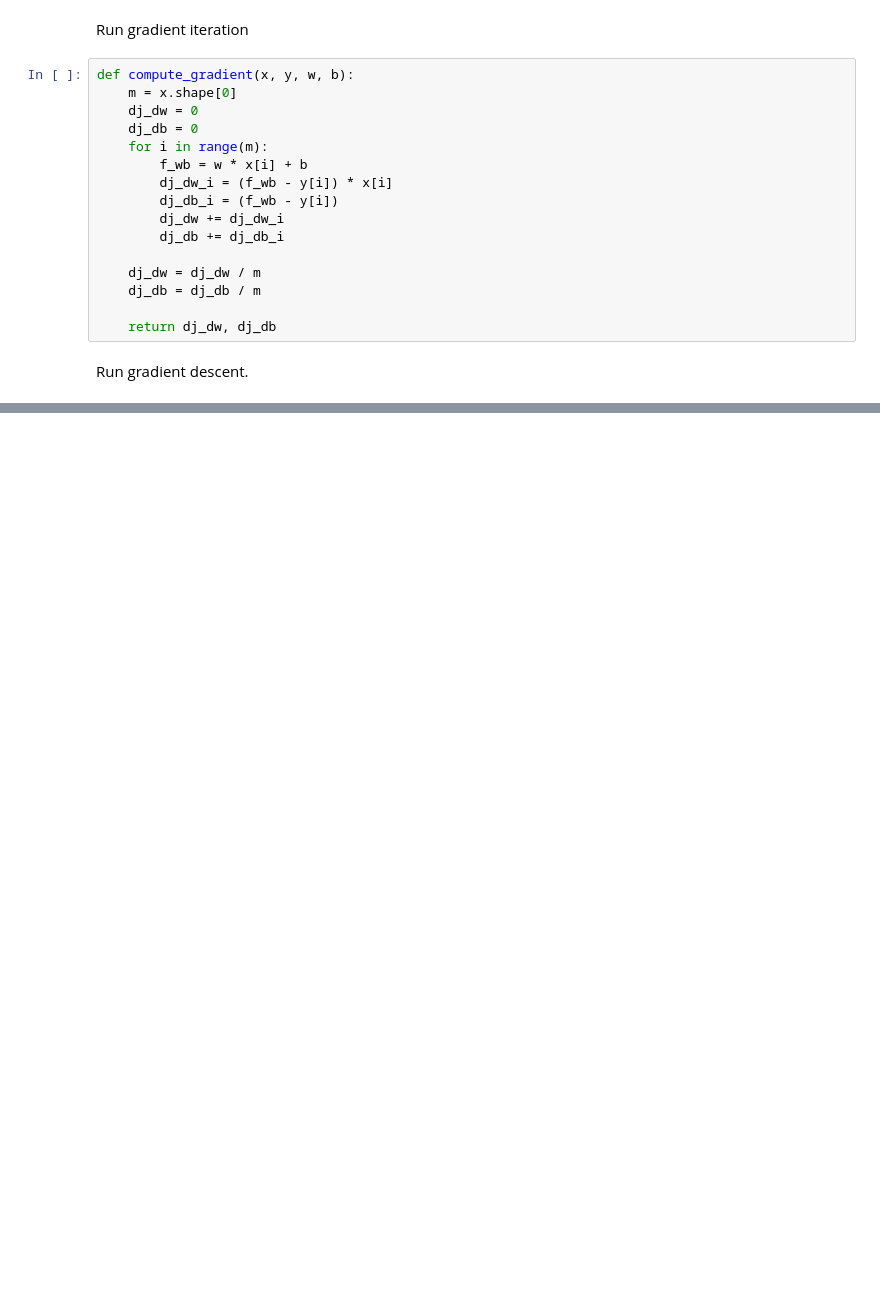
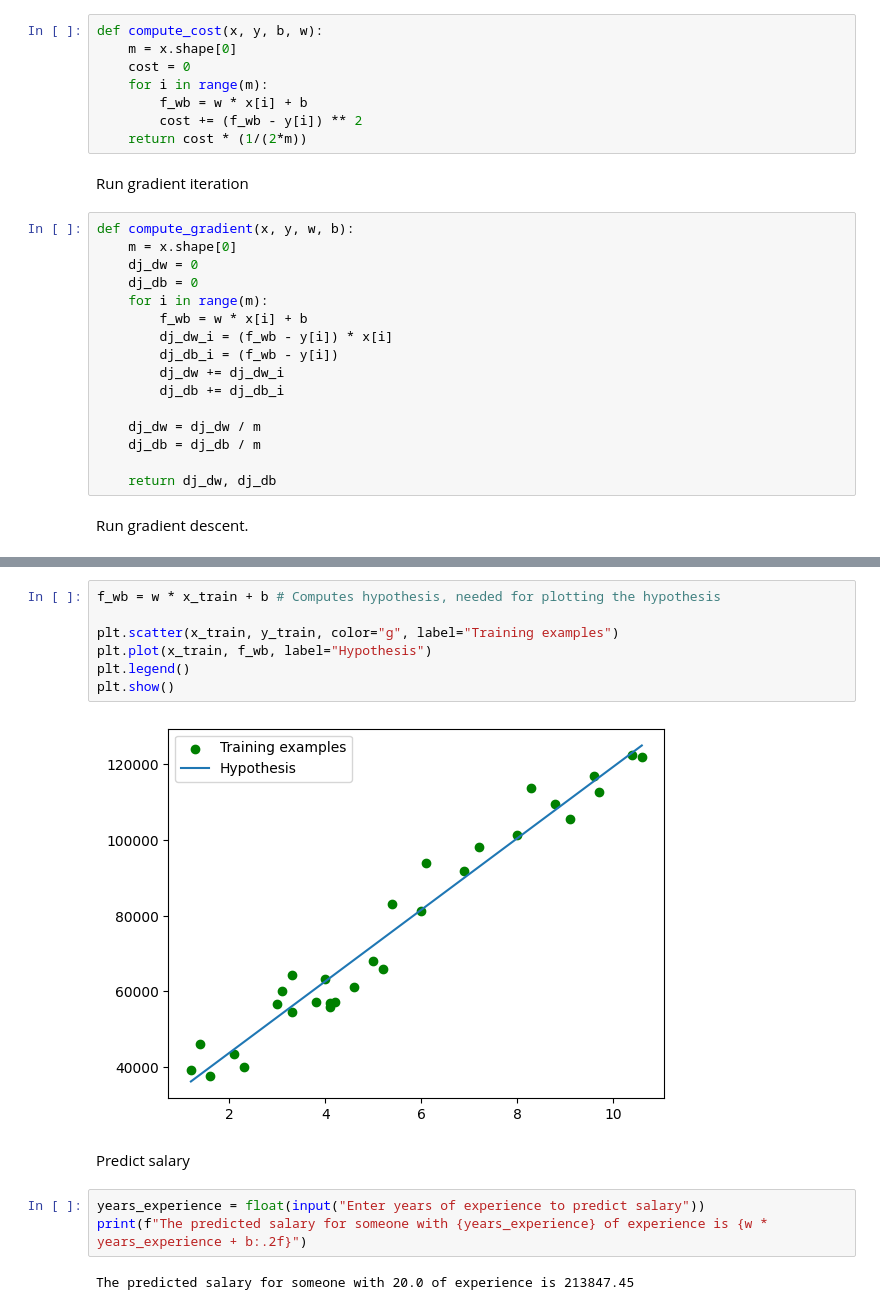
Before and after one commit to Magiclovekorean/Jupyter-notebooks, a Jupyter notebook: Basic linear regression/Gradient-descent.ipynb, the cells around one changed output, grey strips where cells are left out. Cells and saved outputs as stored; diff of their text form; blank space fills up the shorter version.

```diff
--- a/Basic linear regression/Gradient-descent.ipynb
+++ b/Basic linear regression/Gradient-descent.ipynb
@@ -67,6 +68,14 @@ plt.legend()
 plt.show()
 # %% [output]
 [figure]
+# %%
+def compute_cost(x, y, b, w):
+    m = x.shape[0]
+    cost = 0
+    for i in range(m):
+        f_wb = w * x[i] + b
+        cost += (f_wb - y[i]) ** 2
+    return cost * (1/(2*m))
 # %% [markdown]
 Run gradient iteration
 # %%
@@ -106,0 +164,16 @@ plt.plot(x_train, f_wb)
+# %%
+f_wb = w * x_train + b # Computes hypothesis, needed for plotting the hypothesis
+
+plt.scatter(x_train, y_train, color="g", label="Training examples")
+plt.plot(x_train, f_wb, label="Hypothesis")
+plt.legend()
+plt.show()
+# %% [output]
+[figure, added]
+# %% [markdown]
+Predict salary
+# %%
+years_experience = float(input("Enter years of experience to predict salary"))
+print(f"The predicted salary for someone with {years_experience} of experience is {w * years_experience + b:.2f}")
+# %% [output]
+The predicted salary for someone with 20.0 of experience is 213847.45
```
Also changed, not shown: parts of 6 cells of this notebook.
